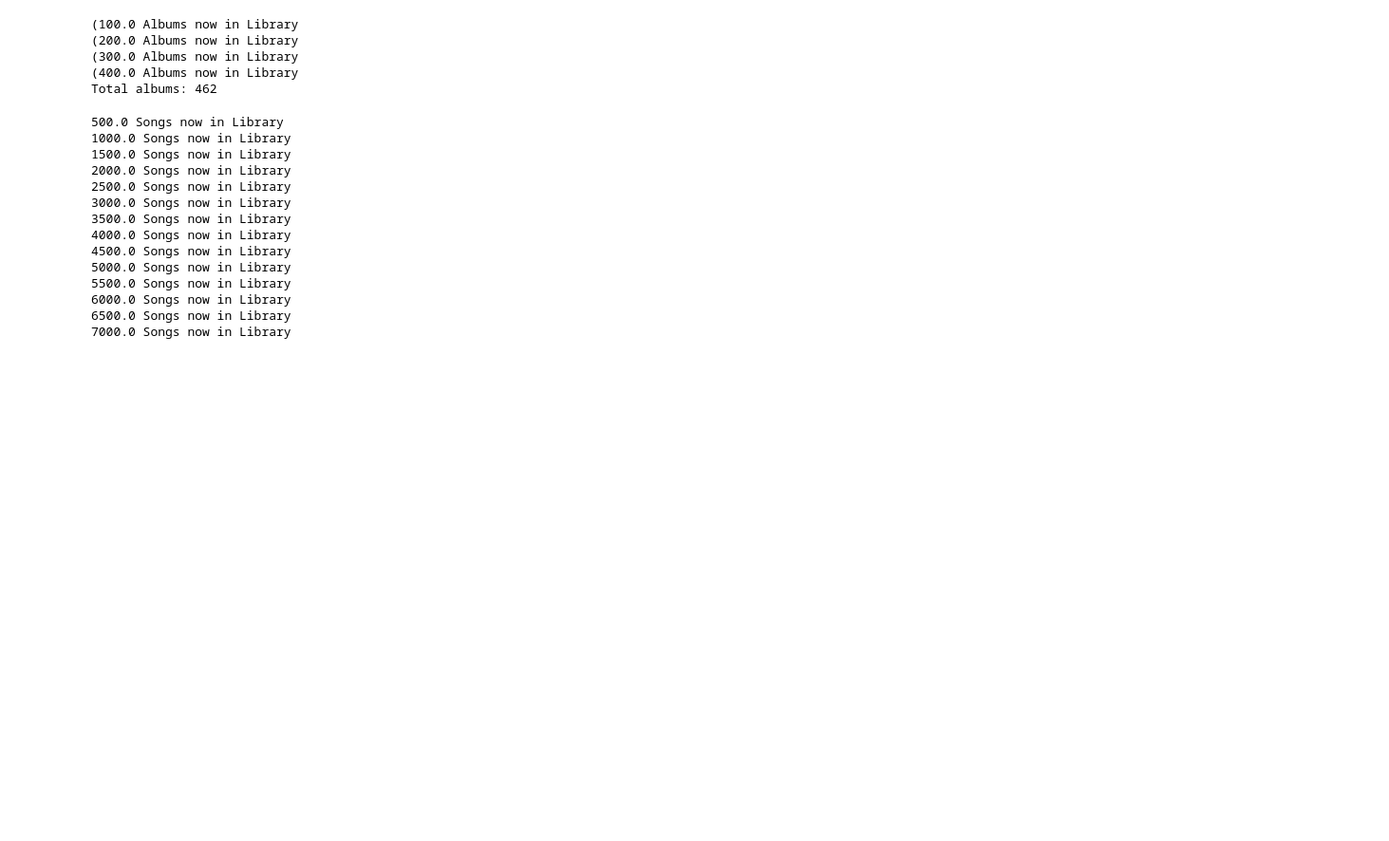
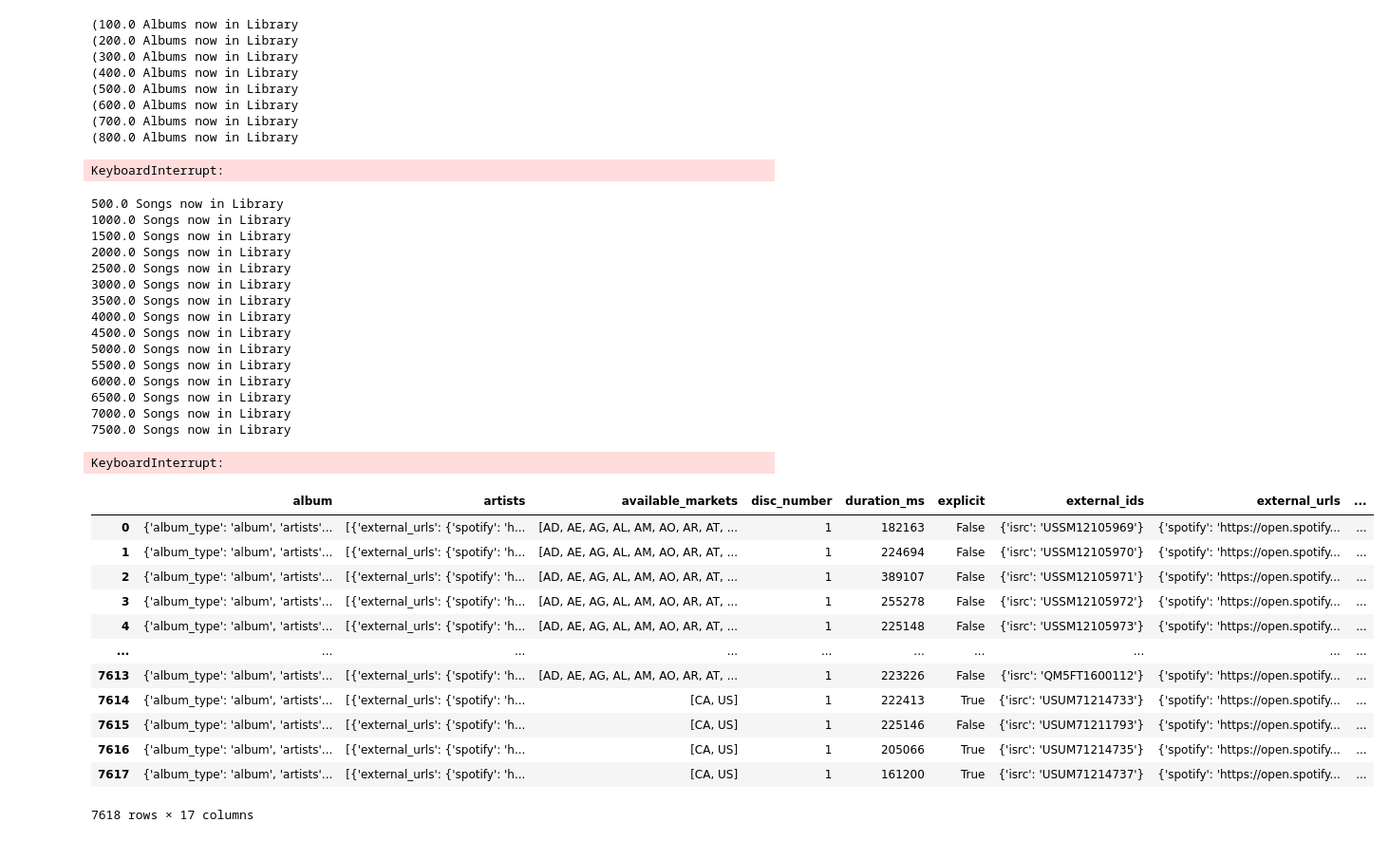
Before and after one commit to sqnguyen00/GA_capstone, a Jupyter notebook: code/new.ipynb, the cells around one changed output. Shown at 95% size. Cells and saved outputs as stored; diff of their text form; code cells hidden in the pictures; blank space fills up the shorter version.

```diff
--- a/code/new.ipynb
+++ b/code/new.ipynb
@@ -64,5 +79,4 @@ uri_count = 0
 for i in result:
     uris.append(i['tracks']['items'][0]['artists'])
     uri_count += 1
-    if uri_count % 50 == 0:
-            time.sleep(np.random.uniform(sleep_min, sleep_max))
+print(f'Total URIs: {uri_count}')
@@ -87,4 +103,4 @@ for i in artist_albums:
         artist_album_names.append(i['items'][object]['name'])
         artist_album_uris.append(i['items'][object]['uri'])
 # %%
-new_list = [s.replace("spotify:album:", "") for s in artist_album_uris]
+new_uri_list = [s.replace("spotify:album:", "") for s in artist_album_uris]
@@ -111,7 +131,7 @@ def album_songs(uri):
 spotify_albums = {}
 album_count = 0
 
-for i in new_list:
+for i in new_uri_list:
     album_songs(i)
     album_count += 1
     if album_count % 50 == 0:
@@ -124,10 +144,14 @@ print(f'Total albums: {album_count}')
 (200.0 Albums now in Library
 (300.0 Albums now in Library
 (400.0 Albums now in Library
-Total albums: 462
+(500.0 Albums now in Library
+(600.0 Albums now in Library
+(700.0 Albums now in Library
+(800.0 Albums now in Library
+KeyboardInterrupt:
 # %%
-sleep_min = 5
-sleep_max = 60
+sleep_min = 4
+sleep_max = 6
 features = []
 pop = []
 request_count = 0
@@ -156,6 +180,8 @@ for i in spotify_albums:
 6000.0 Songs now in Library
 6500.0 Songs now in Library
 7000.0 Songs now in Library
+7500.0 Songs now in Library
+KeyboardInterrupt:
 # %%
 features_dict = []
 for i in features:
@@ -175,0 +202,16 @@ feat_df.to_csv('edm5_track_features.csv')
+# %%
+popular_df
+# %% [output]
+|  | album | artists | available_markets | disc_number | duration_ms | explicit | external_ids | external_urls | ... |
+| 0 | {'album_type': 'album', 'artists'... | [{'external_urls': {'spotify': 'h... | [AD, AE, AG, AL, AM, AO, AR, AT, ... | 1 | 182163 | False | {'isrc': 'USSM12105969'} | {'spotify': 'https://open.spotify... | ... |
+| 1 | {'album_type': 'album', 'artists'... | [{'external_urls': {'spotify': 'h... | [AD, AE, AG, AL, AM, AO, AR, AT, ... | 1 | 224694 | False | {'isrc': 'USSM12105970'} | {'spotify': 'https://open.spotify... | ... |
+| 2 | {'album_type': 'album', 'artists'... | [{'external_urls': {'spotify': 'h... | [AD, AE, AG, AL, AM, AO, AR, AT, ... | 1 | 389107 | False | {'isrc': 'USSM12105971'} | {'spotify': 'https://open.spotify... | ... |
+| 3 | {'album_type': 'album', 'artists'... | [{'external_urls': {'spotify': 'h... | [AD, AE, AG, AL, AM, AO, AR, AT, ... | 1 | 255278 | False | {'isrc': 'USSM12105972'} | {'spotify': 'https://open.spotify... | ... |
+| 4 | {'album_type': 'album', 'artists'... | [{'external_urls': {'spotify': 'h... | [AD, AE, AG, AL, AM, AO, AR, AT, ... | 1 | 225148 | False | {'isrc': 'USSM12105973'} | {'spotify': 'https://open.spotify... | ... |
+| ... | ... | ... | ... | ... | ... | ... | ... | ... | ... |
+| 7613 | {'album_type': 'album', 'artists'... | [{'external_urls': {'spotify': 'h... | [AD, AE, AG, AL, AM, AO, AR, AT, ... | 1 | 223226 | False | {'isrc': 'QM5FT1600112'} | {'spotify': 'https://open.spotify... | ... |
+| 7614 | {'album_type': 'album', 'artists'... | [{'external_urls': {'spotify': 'h... | [CA, US] | 1 | 222413 | True | {'isrc': 'USUM71214733'} | {'spotify': 'https://open.spotify... | ... |
+| 7615 | {'album_type': 'album', 'artists'... | [{'external_urls': {'spotify': 'h... | [CA, US] | 1 | 225146 | False | {'isrc': 'USUM71211793'} | {'spotify': 'https://open.spotify... | ... |
+| 7616 | {'album_type': 'album', 'artists'... | [{'external_urls': {'spotify': 'h... | [CA, US] | 1 | 205066 | True | {'isrc': 'USUM71214735'} | {'spotify': 'https://open.spotify... | ... |
+| 7617 | {'album_type': 'album', 'artists'... | [{'external_urls': {'spotify': 'h... | [CA, US] | 1 | 161200 | True | {'isrc': 'USUM71214737'} | {'spotify': 'https://open.spotify... | ... |
+7618 rows × 17 columns
```
Also changed, not shown: parts of 12 cells of this notebook, 15 other files.
